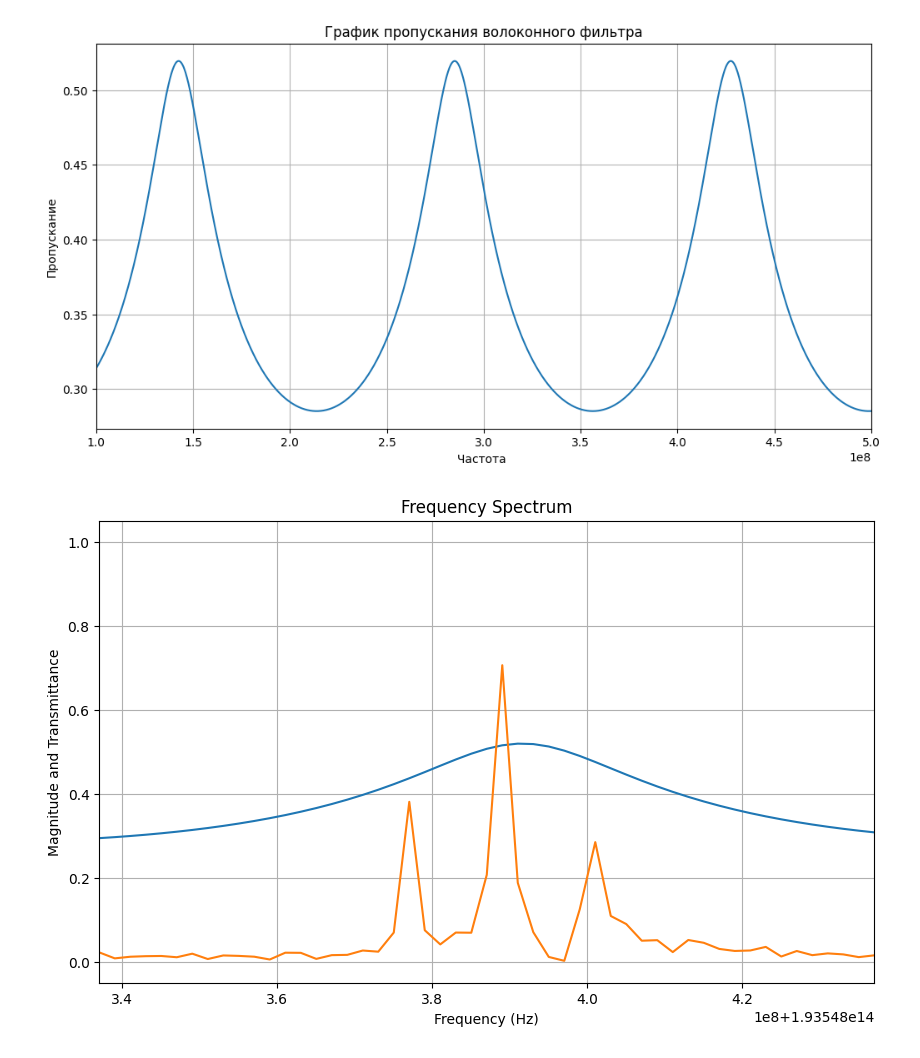
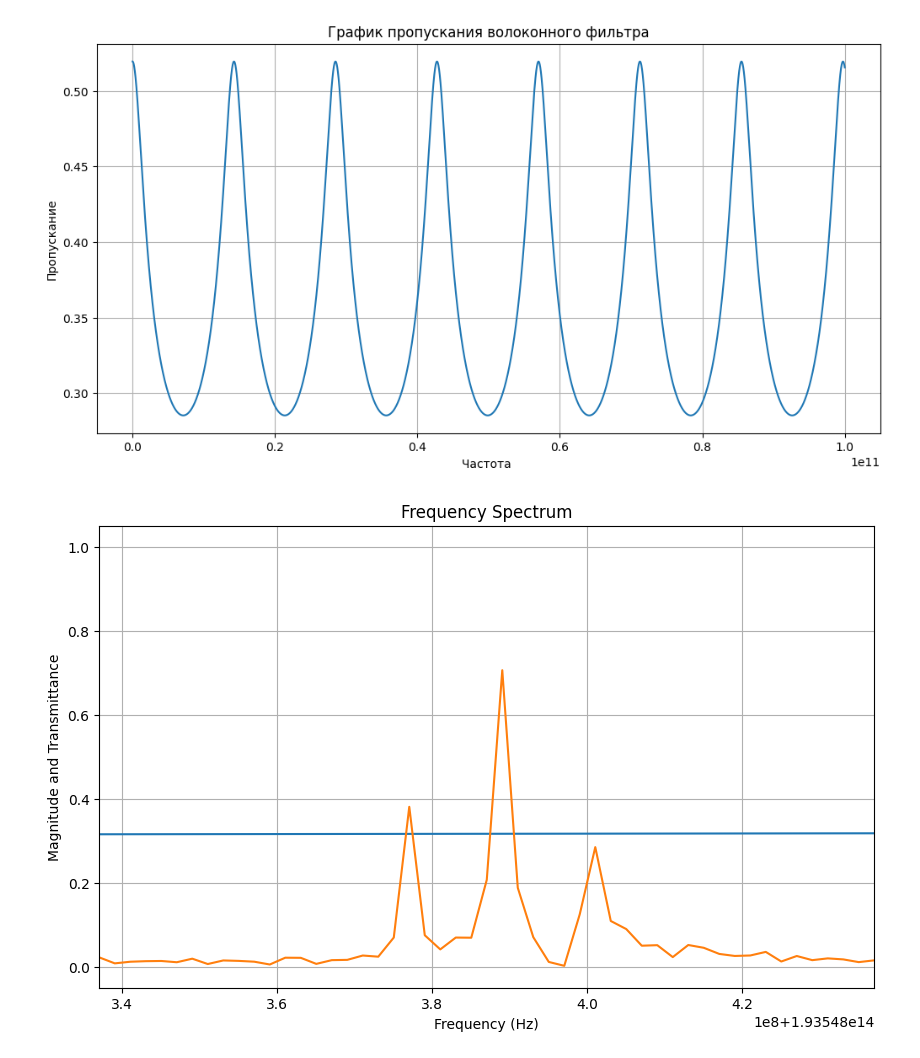
Before and after one commit to Orange-spearow/Finally_praktika, a Jupyter notebook: Волоконный фильтр.ipynb, the cells around one changed output. Saved outputs shown, nothing was run; the diff lists cells and outputs as text; code cells hidden in the pictures.

```diff
--- a/Волоконный фильтр.ipynb
+++ b/Волоконный фильтр.ipynb
@@ -83,16 +81,6 @@ from scipy.fft import fft, fftfreq
 import pandas as pd
 from scipy.signal import find_peaks
 #%matplotlib qt
-df = pd.read_csv('praktik6.csv')
-spectr1 = np.array(df.iloc[:,0])
-Spectr1 = np.array(df.iloc[:,1])
-
-dt = spectr1[1] - spectr1[0]
-fs = 1/dt
-fft_signal = np.fft.fft(Spectr1)
-freq = np.fft.fftfreq(len(Spectr1), d = dt)
-freq = freq[freq>0]
-fft_signal_norm = fft_signal/max(fft_signal)
 freq = np.linspace(1.0, 10e10, 1000000 )
 
 k1 = 0.38
@@ -103,8 +91,8 @@ S1 = np.sqrt(k1)
 S2 = np.sqrt(k2)
 C1 = np.sqrt(1-k1)
 C2 = np.sqrt(1-k2)
-α = 0.1
-L = 1.442
+α = 10
+L = 0.01442
 γ = np.exp(-α * L)
 T = n*L/c
 
@@ -129,21 +117,21 @@ for i in range(len(T_values)):
         crossings.append((freq[i], T_values[i]))
     if i == len(T_values)-1:
         fwhm = abs(crossings[3][0] - crossings[2][0])
-        print(f"FWHM в МГЦ: {fwhm/1e6}")
+        print(f"FWHM в ГГЦ: {fwhm/1e9}")
     #else:
         #print("Не найдено двух пересечений с половиной максимума.")
 
 # Поиск пиков
 peaks, _ = find_peaks(T_values)
 # Определение максимального пика
-print('FSR в МГЦ:', (freq[peaks[1]]-freq[peaks[0]])/1e6)
+print('FSR в ГГЦ:', (freq[peaks[1]]-freq[peaks[0]])/1e9)
 #print('FWHM в МГЦ:', 39.500039499644515)
 # Построим график зависимости модуля пропускания от частоты
 plt.figure(figsize=(12, 6))
 plt.plot(freq, T_values)
 plt.axhline(half_max_amplitude, color='r', linestyle='--')  # линия половины максимума
 plt.scatter([c[0] for c in crossings], [c[1] for c in crossings], color='k')  # точки пересечения
-plt.xlim(100e6, 500e6)
+#plt.xlim(100e6, 500e6)
 plt.xlabel('Частота ')
 plt.ylabel('Пропускание')
 plt.title('График пропускания волоконного фильтра')
@@ -162,48 +150,41 @@ from scipy.fft import fft, fftfreq
 import pandas as pd
 from scipy.signal import find_peaks
 #%matplotlib qt
-df = pd.read_csv('praktik6.csv')
-spectr1 = np.array(df.iloc[:,0])
-Spectr1 = np.array(df.iloc[:,1])
-
-dt = spectr1[1] - spectr1[0]
-freq = np.fft.fftfreq(len(Spectr1), d = dt)
-freq = freq[freq>0]
 freq = np.linspace(1.0, 10e10, 1000000 )
 
 k1 = 0.38
 k2 = 0.38
 n = 1.46
 c = 3e8
 S1 = np.sqrt(k1)
 S2 = np.sqrt(k2)
 C1 = np.sqrt(1-k1)
 C2 = np.sqrt(1-k2)
-α = 0.1
-L = 1.442
+α = 10
+L = 0.01442
 γ = np.exp(-α * L)
 T = n*L/c
 
 def t_filter_first(w):
     z = np.exp(1j*w*2*np.pi*T)
     return  -(S1*S2*np.sqrt(γ*(z**(-1))/(1-C1*C2*γ*z**(-1))))
 def T_filter_first(freq):
     result = []
     for w in freq:
         value = t_filter_first(w)
         result.append(value)
     return np.array(result)
 T_values = np.abs(T_filter_first(freq))
 plt.figure(figsize=(12, 6))
 plt.plot(freq, T_values)
-plt.xlim(100e6, 500e6)
+#plt.xlim(100e6, 500e6)
 plt.xlabel('Частота ')
 plt.ylabel('Пропускание')
 plt.title('График пропускания волоконного фильтра')
 plt.grid(True)
 plt.show()
 # %% [output]
-[figure, old version]
+[figure, new version]
 # %%
 import numpy as np
 from scipy.interpolate import interp1d
@@ -233,8 +214,8 @@ S1 = np.sqrt(k1)
 S2 = np.sqrt(k2)
 C1 = np.sqrt(1-k1)
 C2 = np.sqrt(1-k2)
-α = 0.1
-L = 1.442
+α = 10
+L = 0.01442
 γ = np.exp(-α * L)
 T = n*L/c
 def t_filter_first(w):
@@ -260,4 +241,4 @@ plt.grid(True)
 #plt.tight_layout()
 plt.show()
 # %% [output]
-[figure, old version]
+[figure, new version]
```
Also changed, not shown: parts of 2 cells of this notebook.
